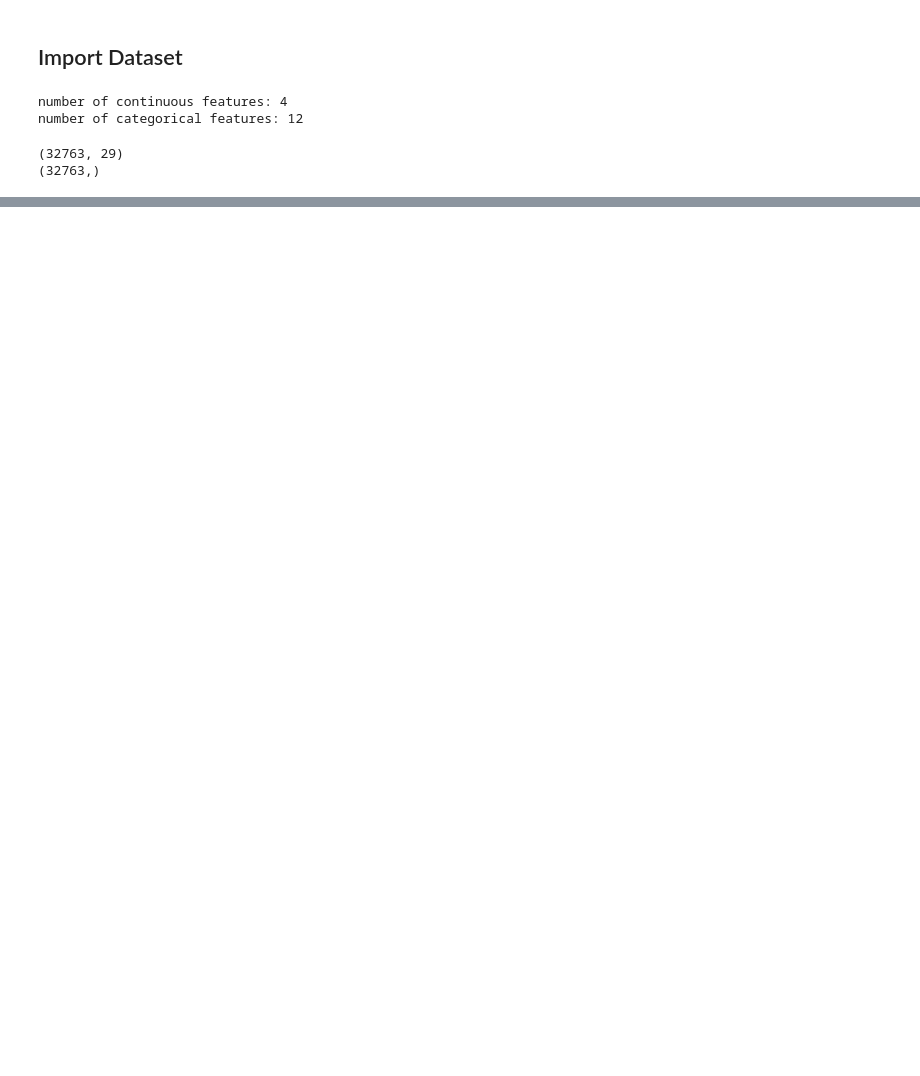
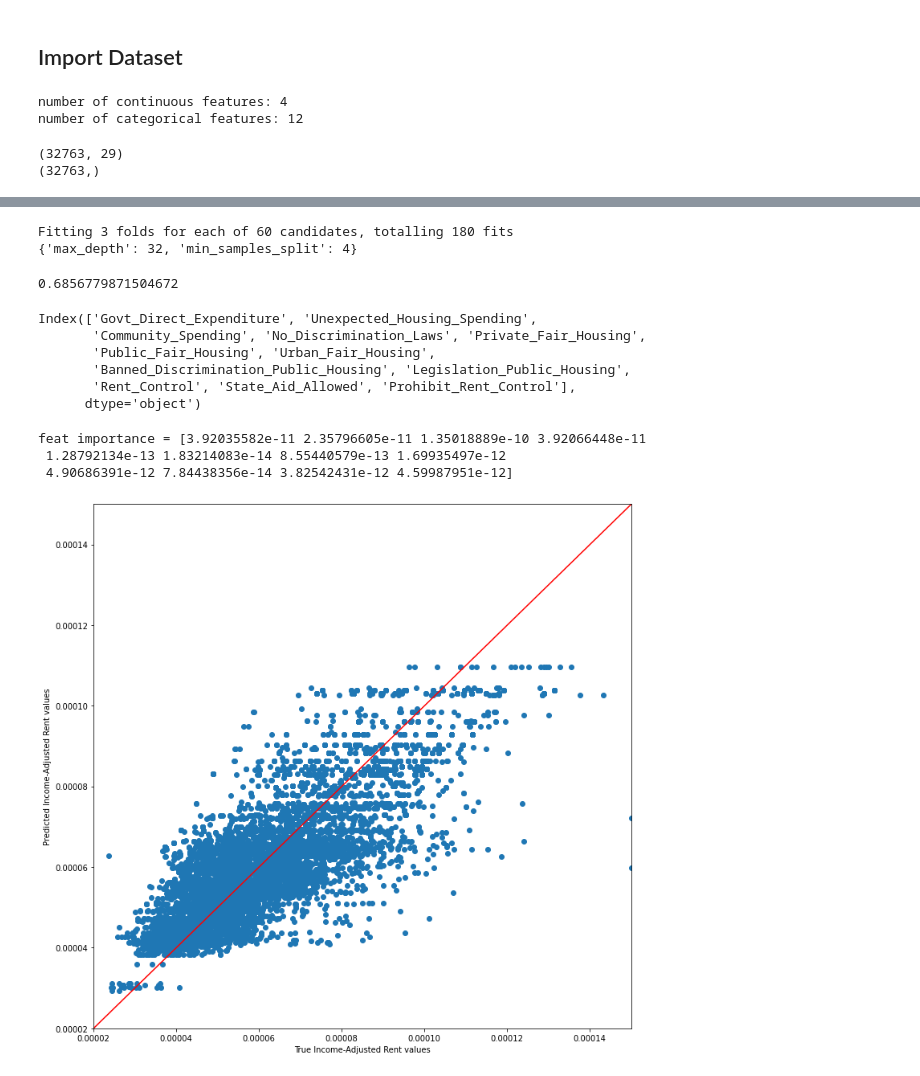
Before and after one commit to gerardoRO/ds4a, a Jupyter notebook: code/Advanced Modeling.ipynb, the cells around one changed output, grey strips where cells are left out. Drawn from its saved outputs; the diff is of its cells as text; code cells hidden in the pictures; blank space fills up the shorter version.

Commit message:
final modeling.

```diff
--- a/code/Advanced Modeling.ipynb
+++ b/code/Advanced Modeling.ipynb
@@ -217,0 +187,63 @@ strong multicollinearity problems or that the design matrix is singular.
+# %%
+from sklearn.tree import DecisionTreeRegressor, plot_tree
+from sklearn.linear_model import LinearRegression
+from sklearn.model_selection import train_test_split, GridSearchCV
+from sklearn.metrics import r2_score, accuracy_score
+
+import matplotlib.pyplot as plt
+import matplotlib
+
+tmp_df = df.copy()
+y  =tmp_df['Income_Adjusted_HousingPrices']
+X_cont = tmp_df[['Govt_Direct_Expenditure','Unexpected_Housing_Spending','Community_Spending']]
+X_cat = tmp_df[['No_Discrimination_Laws','Private_Fair_Housing','Public_Fair_Housing','Urban_Fair_Housing','Banned_Discrimination_Public_Housing','Legislation_Public_Housing','Rent_Control','State_Aid_Allowed','Prohibit_Rent_Control']]
+X_cat = pd.get_dummies(X_cat)
+X_cat = X_cat.astype(int)
+X = pd.concat([X_cont, X_cat],axis=1)
+
+X_train,X_test, y_train,y_test = train_test_split(X,y,test_size = .2)
+# %%
+params = {'max_depth':[2,8,16,32,64,128],'min_samples_split':[2,4,8,16,32,64,128,256,512,1028]}
+my_tree = DecisionTreeRegressor()
+
+grid_search = GridSearchCV(my_tree,params,cv = 3,n_jobs = -1,verbose = 4)
+
+grid_search.fit(X_train,y_train)
+
+y_pred = grid_search.best_estimator_.predict(X_test)
+print(grid_search.best_params_)
+r2_score(y_test,y_pred)
+# %% [output]
+Fitting 3 folds for each of 60 candidates, totalling 180 fits
+{'max_depth': 32, 'min_samples_split': 4}
+0.6856779871504672
+# %%
+X.columns
+# %% [output]
+Index(['Govt_Direct_Expenditure', 'Unexpected_Housing_Spending',
+       'Community_Spending', 'No_Discrimination_Laws', 'Private_Fair_Housing',
+       'Public_Fair_Housing', 'Urban_Fair_Housing',
+       'Banned_Discrimination_Public_Housing', 'Legislation_Public_Housing',
+       'Rent_Control', 'State_Aid_Allowed', 'Prohibit_Rent_Control'],
+      dtype='object')
+# %%
+feat_importance = grid_search.best_estimator_.tree_.compute_feature_importances(normalize=False)
+print("feat importance = " + str(feat_importance))
+# %% [output]
+feat importance = [3.92035582e-11 2.35796605e-11 1.35018889e-10 3.92066448e-11
+ 1.28792134e-13 1.83214083e-14 8.55440579e-13 1.69935497e-12
+ 4.90686391e-12 7.84438356e-14 3.82542431e-12 4.59987951e-12]
+# %%
+fig,ax = plt.subplots(figsize =(12,12))
+ax.scatter(y_test,y_pred)
+ax.set_xlim(0.00002 , 0.00015)
+ax.set_ylim(0.00002 , 0.00015)
+ax.set_xlabel('True Income-Adjusted Rent values')
+ax.set_ylabel('Predicted Income-Adjusted Rent values')
+
+ax.plot([0.00002, 0.00015],[0.00002, 0.00015],color = 'red')
+
+font = {'size' : 40}
+#matplotlib.rc('font',**font)
+# %% [output]
+[figure, added]
```
Also changed, not shown: parts of 9 cells of this notebook, 1 other file.
